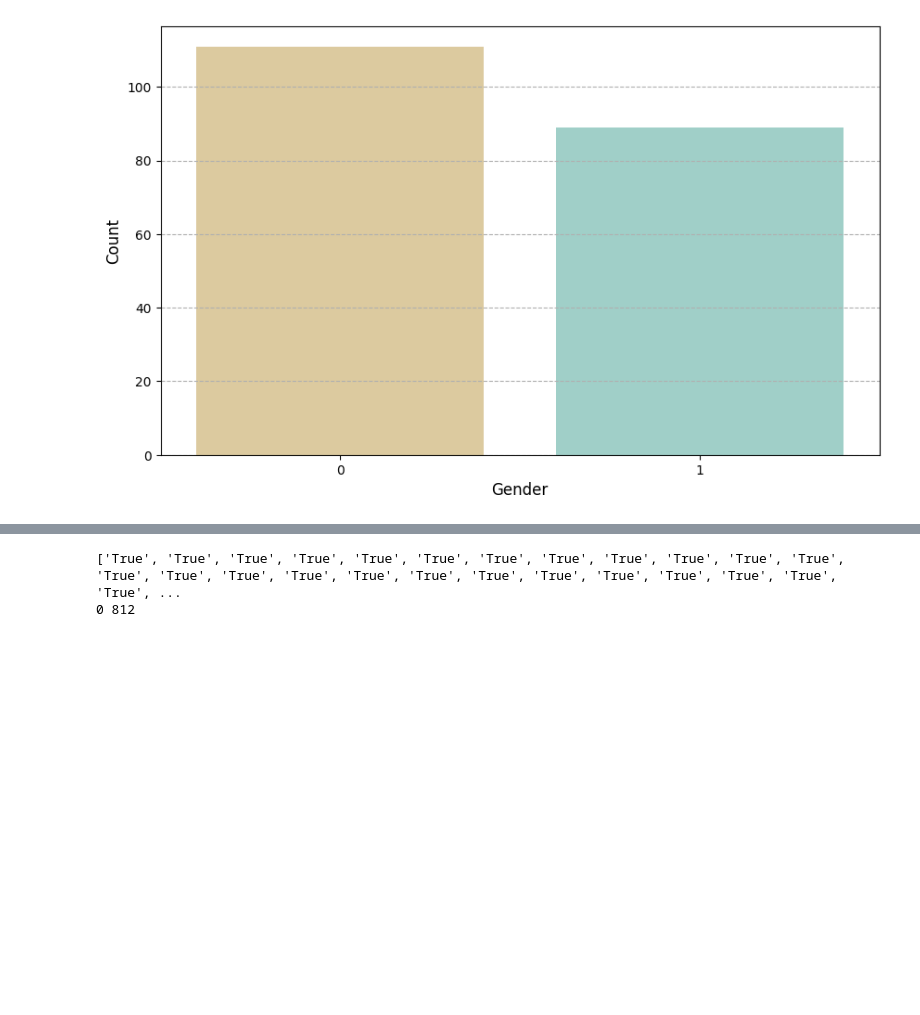
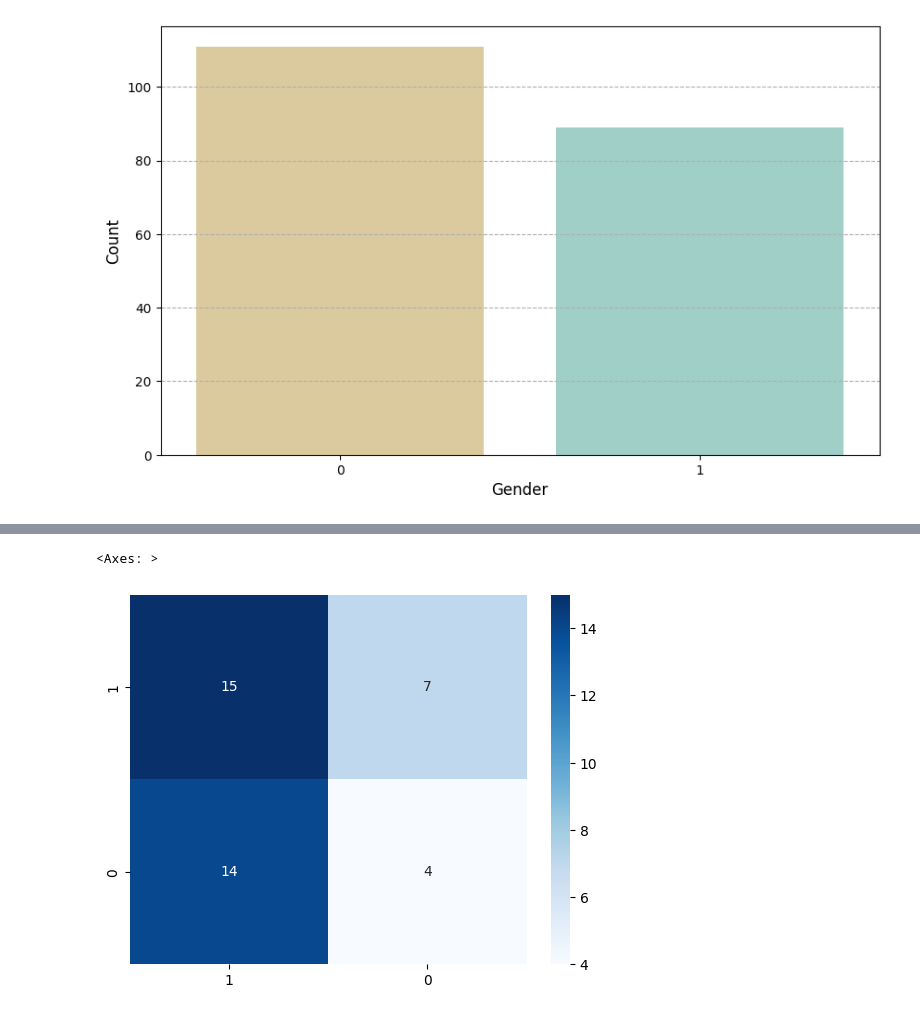
Before and after one commit to kg0420/Accident-Survival-Prediction-Model, a Jupyter notebook: accident survived.ipynb, the cells around one changed output, grey strips where cells are left out. Cells and saved outputs as stored; diff of their text form; code cells hidden in the pictures; blank space fills up the shorter version.

```diff
--- a/accident survived.ipynb
+++ b/accident survived.ipynb
@@ -99,6 +108,6 @@ y=data["Survived"]
 # %%
 x_train,x_test,y_train,y_test=train_test_split(x,y,test_size=0.2,random_state=42)
 # %%
-sc=StandardScaler()
-x_train=sc.fit_transform(x_train)
-x_test=sc.fit_transform(x_test)
+# sc=StandardScaler()
+# x_train=sc.fit_transform(x_train)
+# x_test=sc.fit_transform(x_test)
@@ -104,0 +124,30 @@ x_test=sc.fit_transform(x_test)
+# %%
+def evaluate(true,prediction):
+    recall_scr=recall_score(true,prediction)
+    prcsn_scr=precision_score(true,prediction)
+    f1_scr=f1_score(true,prediction)
+    return recall_scr,prcsn_scr, f1_scr
+# %%
+model_list=[]
+f1_list=[]
+for model_name,model in models.items():
+    model.fit(x_train,y_train)
+    train_pred=model.predict(x_train)
+    test_pred=model.predict(x_test)
+
+    train_recall,train_prcsn,train_f1=evaluate(y_train,train_pred)
+    test_recall,test_prcsn,test_f1=evaluate(y_test,test_pred)
+
+    print(model_name)
+    model_list.append(model_name)
+    print(f"Training F1 score {train_f1}")
+    print(f"Training Recall {train_recall}")
+    print(f"Training Precision {train_prcsn}")
+
+    print(f"Testing F1 score {test_f1}")
+    print(f"Testing Recall {test_recall}")
+    print(f"Testing Precision {test_prcsn}")
+    f1_list.append(train_f1)
+
+    print("--"*30)
+    print("\n")
@@ -148,21 +190,9 @@ Name: Survived, dtype: int64
-# %%
-prediction=[]
-for i in lr.predict(x_test):
-    for j in y_test:
-        if i==j:
-            prediction.append("True")
-        else:
-            prediction.append("False")
-print(prediction)
-count_f=0
-count_t=0
-for i  in prediction:
-    if i=="False":
-        count_f+=1
-for i in prediction:
-    if i=="True":
-        count_t+=1
-print(count_f,count_t)
-# %% [output]
-['True', 'True', 'True', 'True', 'True', 'True', 'True', 'True', 'True', 'True', 'True', 'True', 'True', 'True', 'True', 'True', 'True', 'True', 'True', 'True', 'True', 'True', 'True', 'True', 'True', ...
-0 812
+# %%
+y_pred=model.predict(x_test)
+cm=confusion_matrix(y_test,y_pred)
+
+sns.heatmap(cm, annot=True, fmt='d', cmap='Blues',
+            xticklabels=["1","0"], yticklabels=["1","0"])
+# %% [output]
+<Axes: >
+[figure, added]
```
Also changed, not shown: parts of 11 cells of this notebook.
